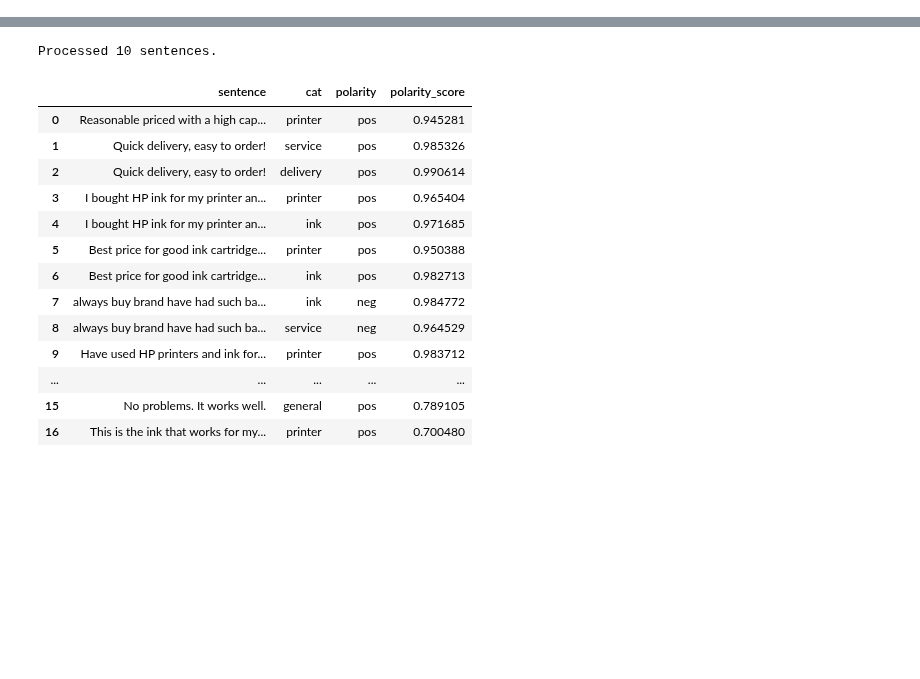
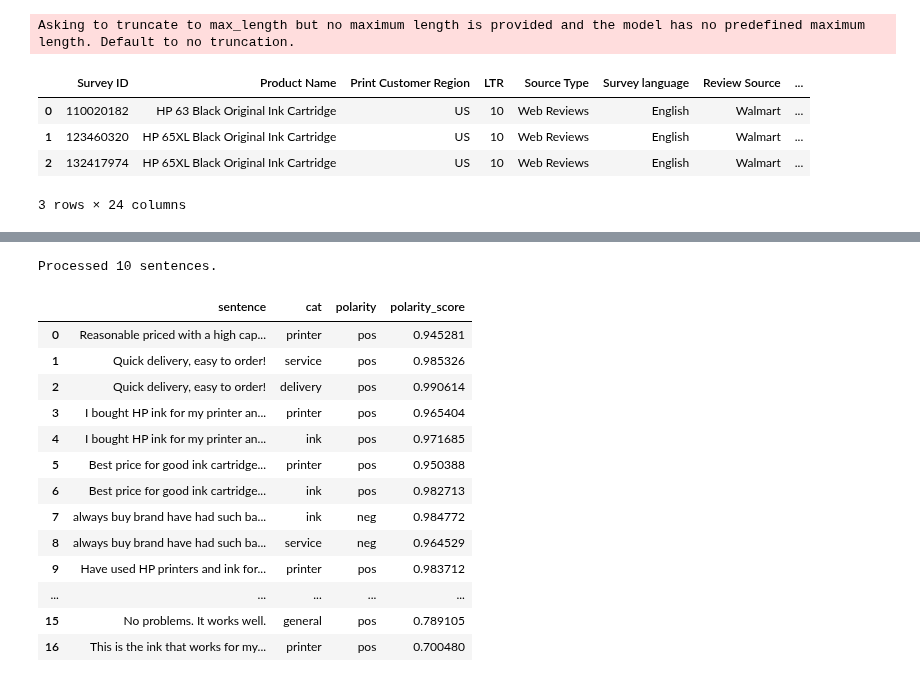
Before and after one commit to wd686/InkSightAnalyzer, a Jupyter notebook: EDA ABSA ZeroShot 3_3 [roy].ipynb, the cells around one changed output, grey strips where cells are left out. Drawn from its saved outputs; the diff is of its cells as text; code cells hidden in the pictures; blank space fills up the shorter version.

```diff
--- a/EDA ABSA ZeroShot 3_3 [roy].ipynb
+++ b/EDA ABSA ZeroShot 3_3 [roy].ipynb
@@ -97,0 +128,61 @@ nli1: {'sequence': 'Great ink and decent price', 'labels': ['positive comment',
+# %%
+# Zero-shot Classification sa and nli of 'Combined Text'
+# runtime
+# 10 rows : 6s
+# 100 rows : 78s
+# 1,000 rows : 780s / 13mins (est)
+# 10,000 rows : 7800s / 2hrs (est)
+# 100,000 rows : 78000s / 10hrs (est)
+
+
+sa_combined_df = combined_df[combined_df['token_count'] <= 200].copy()
+
+def get_sentiment_labels(text):
+    if isinstance(text, str):  # Check if the input is a valid string
+        # Get results from each pipeline
+        result_sa1 = sa1(text)[0]
+        result_sa2 = sa2(text)[0]
+        result_sa3 = sa3(text)[0]
+
+        # Return the labels with the highest scores
+        label_sa1 = result_sa1['label']
+        label_sa2 = result_sa2['label']
+        label_sa3 = result_sa3['label']
+
+        return pd.Series([label_sa1, label_sa2, label_sa3])
+    else:
+        # Return 'Unknown' for non-string inputs
+        return pd.Series(['Unknown', 'Unknown', 'Unknown'])
+
+# Define a function to extract NLI labels for all three models
+def get_nli_labels(text):
+    if isinstance(text, str):  # Check if the input is a valid string
+        # Perform zero-shot classification with candidate labels for each model
+        # Specify candidate labels for nli
+        candidate_labels = ["positive comment", "negative comment", "neutral comment"]
+        result_nli1 = nli1(text, candidate_labels=candidate_labels)
+        result_nli2 = nli2(text, candidate_labels=candidate_labels)
+        result_nli3 = nli3(text, candidate_labels=candidate_labels)
+
+        # Extract the label with the highest probability from each result
+        label_nli1 = result_nli1['labels'][0]  # First label is the highest probability
+        label_nli2 = result_nli2['labels'][0]
+        label_nli3 = result_nli3['labels'][0]
+
+        return pd.Series([label_nli1, label_nli2, label_nli3])
+    else:
+        # Return 'Unknown' for non-string inputs
+        return pd.Series(['Unknown', 'Unknown', 'Unknown'])
+
+# Apply the function to each row in the 'Combined Text' column and create new columns
+sa_combined_df[['sa1_label', 'sa2_label', 'sa3_label']] = sa_combined_df['Combined Text'].apply(get_sentiment_labels)
+sa_combined_df[['nli1_label', 'nli2_label', 'nli3_label']] = sa_combined_df['Combined Text'].apply(get_nli_labels)
+
+sa_combined_df.head(3)
+# %% [output]
+Asking to truncate to max_length but no maximum length is provided and the model has no predefined maximum length. Default to no truncation.
+|  | Survey ID | Product Name | Print Customer Region | LTR | Source Type | Survey language | Review Source | ... |
+| 0 | 110020182 | HP 63 Black Original Ink Cartridge | US | 10 | Web Reviews | English | Walmart | ... |
+| 1 | 123460320 | HP 65XL Black Original Ink Cartridge | US | 10 | Web Reviews | English | Walmart | ... |
+| 2 | 132417974 | HP 65XL Black Original Ink Cartridge | US | 10 | Web Reviews | English | Walmart | ... |
+3 rows × 24 columns
```
Also changed, not shown: parts of 6 cells of this notebook, 3 other files.
